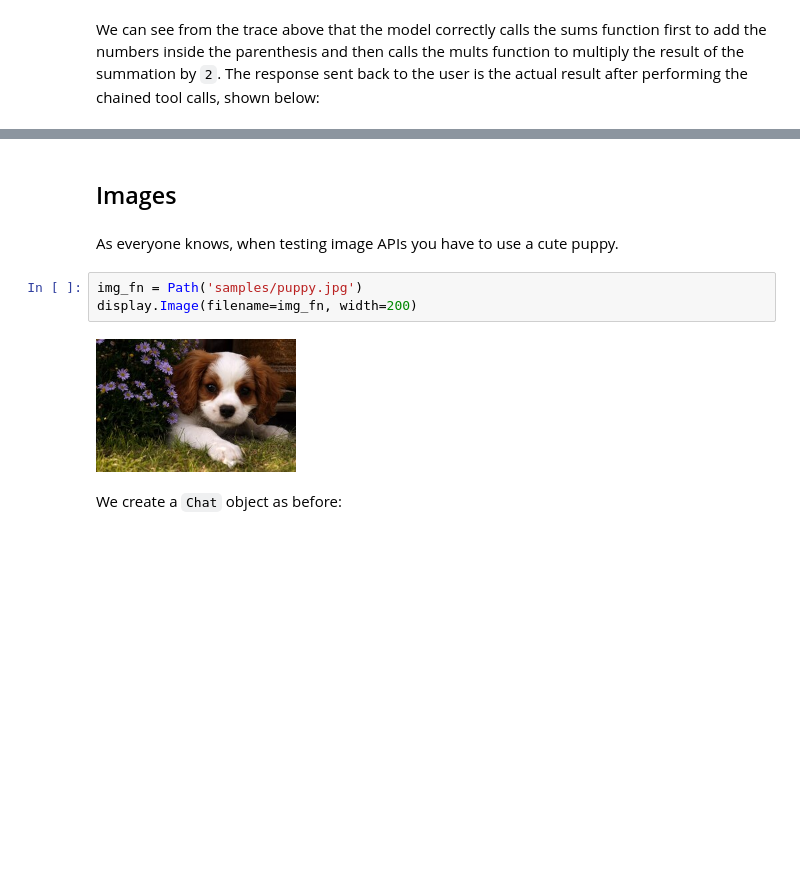
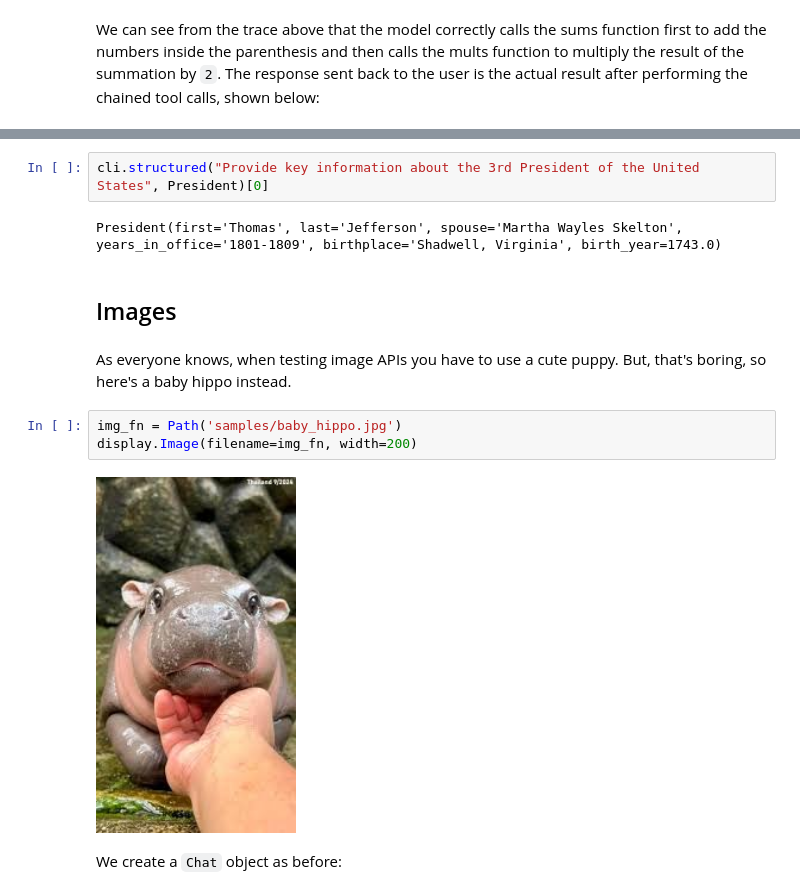
Before and after one commit to renato145/gaspard, a Jupyter notebook: index.ipynb, the cells around one changed output, grey strips where cells are left out. Drawn from its saved outputs; the diff is of its cells as text; blank space fills up the shorter version.

```diff
--- a/index.ipynb
+++ b/index.ipynb
@@ -276,12 +365,16 @@ The answer is 14126948.0.
+# %%
+cli.structured("Provide key information about the 3rd President of the United States", President)[0]
+# %% [output]
+President(first='Thomas', last='Jefferson', spouse='Martha Wayles Skelton', years_in_office='1801-1809', birthplace='Shadwell, Virginia', birth_year=1743.0)
 # %% [markdown]
 ## Images
 # %% [markdown]
-As everyone knows, when testing image APIs you have to use a cute puppy.
+As everyone knows, when testing image APIs you have to use a cute puppy. But, that's boring, so here's a baby hippo instead.
 # %%
-img_fn = Path('samples/puppy.jpg')
+img_fn = Path('samples/baby_hippo.jpg')
 display.Image(filename=img_fn, width=200)
 # %% [output]
-[figure, old version]
+[figure, new version]
 # %% [markdown]
 We create a `Chat` object as before:
 # %%
```
Also changed, not shown: parts of 34 cells of this notebook, 3 other files.
